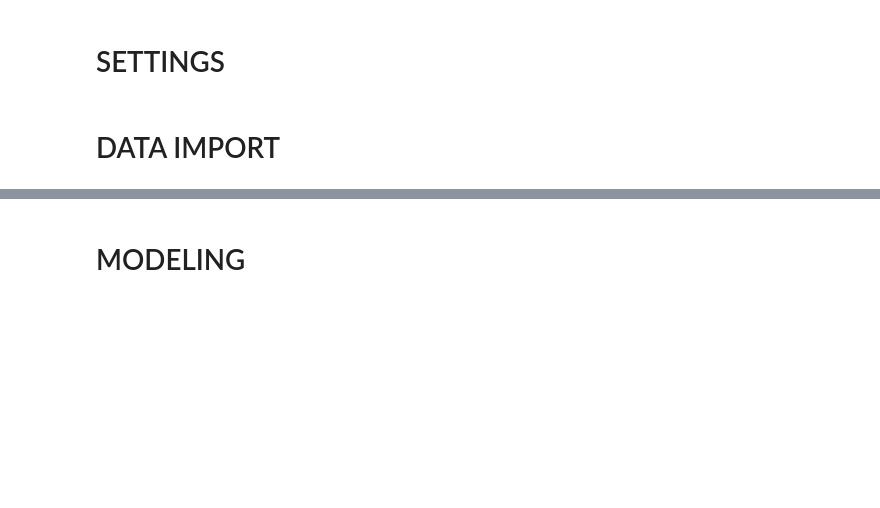
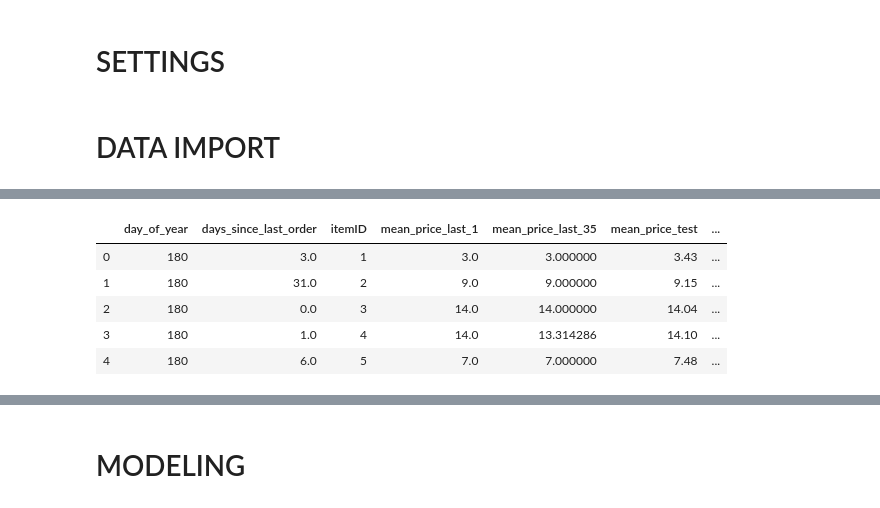
Before and after one commit to kozodoi/DMC_2020, a Jupyter notebook: codes/code_03_modeling.ipynb, the cells around one changed output, grey strips where cells are left out. Drawn from its saved outputs; the diff is of its cells as text; code cells hidden in the pictures; blank space fills up the shorter version.

```diff
--- a/codes/code_03_modeling.ipynb
+++ b/codes/code_03_modeling.ipynb
@@ -44,0 +54,9 @@ df_train.head()
+# %%
+df_test.head()
+# %% [output]
+|  | day_of_year | days_since_last_order | itemID | mean_price_last_1 | mean_price_last_35 | mean_price_test | ... |
+| 0 | 180 | 3.0 | 1 | 3.0 | 3.000000 | 3.43 | ... |
+| 1 | 180 | 31.0 | 2 | 9.0 | 9.000000 | 9.15 | ... |
+| 2 | 180 | 0.0 | 3 | 14.0 | 14.000000 | 14.04 | ... |
+| 3 | 180 | 1.0 | 4 | 14.0 | 13.314286 | 14.10 | ... |
+| 4 | 180 | 6.0 | 5 | 7.0 | 7.000000 | 7.48 | ... |
```
Also changed, not shown: parts of 10 cells of this notebook.
